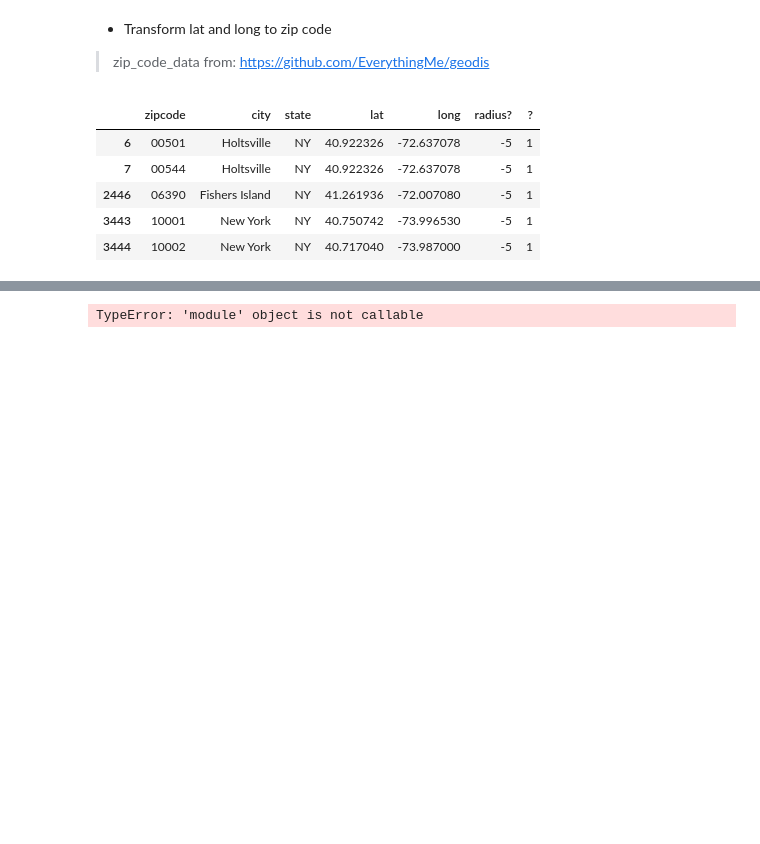
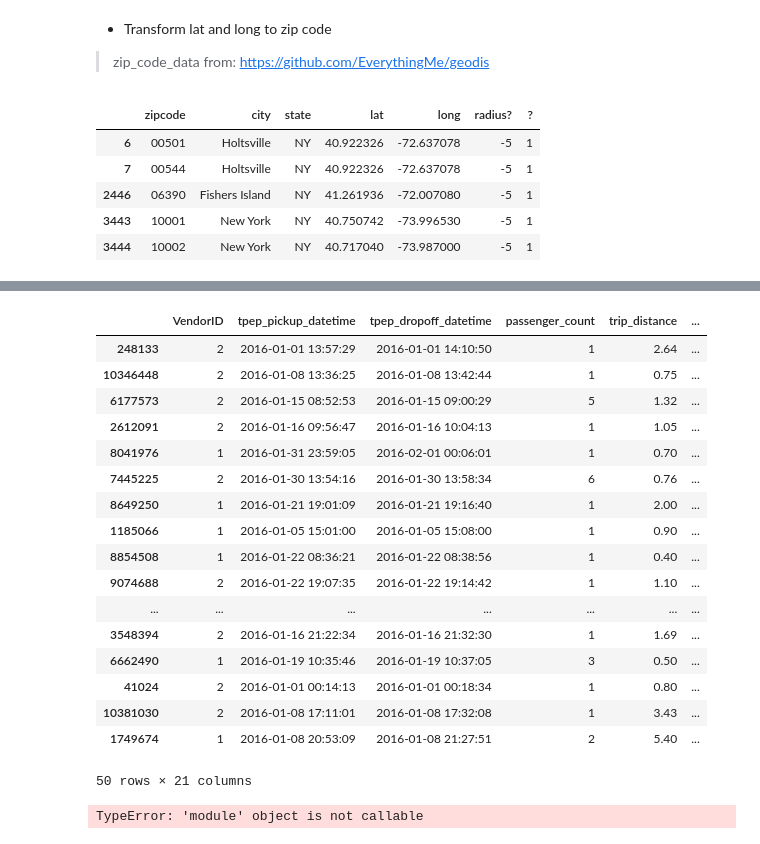
Before and after one commit to jonhilgart22/DSCI-6005-deep-learning, a Jupyter notebook: final_project/Taxi-Cab-EDA.ipynb, the cells around one changed output, grey strips where cells are left out. Saved outputs shown, nothing was run; the diff lists cells and outputs as text; code cells hidden in the pictures; blank space fills up the shorter version.

Commit message:
geohash

```diff
--- a/final_project/Taxi-Cab-EDA.ipynb
+++ b/final_project/Taxi-Cab-EDA.ipynb
@@ -229,3 +203,53 @@ def zip_code_extractor(df):
+# %%
+def geohash_encoding(taxi_df,precision_=6):
+    """Encode the latitude and longtitude of the pickup and dropoff into a geohash. For reference, the precision
+    of a geohash depends on the number of characters present.
+    _PRECISION = { 0: 20000000, 1: 5003530, 2: 625441, 3: 123264, 4: 19545,
+    5: 3803, 6: 610, 7: 118, 8: 19, 9: 3.71, 10: 0.6, } - all distances in meters.
+
+    Average taxi speed in 2014 was 5.51 miles per hour, or 3.8 meters per second.
+    Precision of 5, means that a taxi should traverse this square in ~16 minutes.
+    Precision of 6, means a taxi should traverse square in ~3 minutes.
+    Precision of 7, means a taxi should traverse the square in ~1 minute.
+
+    Input: Pandas DF
+    Output: Pandas DF with geohas column appended"""
+
+    new_taxidf = taxi_df.copy()
+    geo_hash_pickup = []
+    geo_hash_dropoff = []
+
+    for row in new_taxidf.iterrows():
+        # longittude followed by latitude
+        pickup_vector = np.array( [row[1]['pickup_latitude'],row[1]['pickup_longitude']])
+        dropoff_vector = np.array( [row[1]['dropoff_latitude'],row[1]['dropoff_longitude']])
+        #geohash encoding
+        geo_hash_pickup.append(pgh.encode(pickup_vector[0],pickup_vector[1],precision=precision_))
+        geo_hash_dropoff.append(pgh.encode(dropoff_vector[0],dropoff_vector[1],precision=precision_))
+    new_taxidf['geohash_pickup'] = geo_hash_pickup
+    new_taxidf['geohas_dropoff'] = geo_hash_dropoff
+    return new_taxidf
+# %%
+geohash_encoding(taxi_sample)
+# %% [output]
+|  | VendorID | tpep_pickup_datetime | tpep_dropoff_datetime | passenger_count | trip_distance | ... |
+| 248133 | 2 | 2016-01-01 13:57:29 | 2016-01-01 14:10:50 | 1 | 2.64 | ... |
+| 10346448 | 2 | 2016-01-08 13:36:25 | 2016-01-08 13:42:44 | 1 | 0.75 | ... |
+| 6177573 | 2 | 2016-01-15 08:52:53 | 2016-01-15 09:00:29 | 5 | 1.32 | ... |
+| 2612091 | 2 | 2016-01-16 09:56:47 | 2016-01-16 10:04:13 | 1 | 1.05 | ... |
+| 8041976 | 1 | 2016-01-31 23:59:05 | 2016-02-01 00:06:01 | 1 | 0.70 | ... |
+| 7445225 | 2 | 2016-01-30 13:54:16 | 2016-01-30 13:58:34 | 6 | 0.76 | ... |
+| 8649250 | 1 | 2016-01-21 19:01:09 | 2016-01-21 19:16:40 | 1 | 2.00 | ... |
+| 1185066 | 1 | 2016-01-05 15:01:00 | 2016-01-05 15:08:00 | 1 | 0.90 | ... |
+| 8854508 | 1 | 2016-01-22 08:36:21 | 2016-01-22 08:38:56 | 1 | 0.40 | ... |
+| 9074688 | 2 | 2016-01-22 19:07:35 | 2016-01-22 19:14:42 | 1 | 1.10 | ... |
+| ... | ... | ... | ... | ... | ... | ... |
+| 3548394 | 2 | 2016-01-16 21:22:34 | 2016-01-16 21:32:30 | 1 | 1.69 | ... |
+| 6662490 | 1 | 2016-01-19 10:35:46 | 2016-01-19 10:37:05 | 3 | 0.50 | ... |
+| 41024 | 2 | 2016-01-01 00:14:13 | 2016-01-01 00:18:34 | 1 | 0.80 | ... |
+| 10381030 | 2 | 2016-01-08 17:11:01 | 2016-01-08 17:32:08 | 1 | 3.43 | ... |
+| 1749674 | 1 | 2016-01-08 20:53:09 | 2016-01-08 21:27:51 | 2 | 5.40 | ... |
+50 rows × 21 columns
 # %%
 # %% [output]
 TypeError: 'module' object is not callable
```
Also changed, not shown: parts of 9 cells of this notebook.
